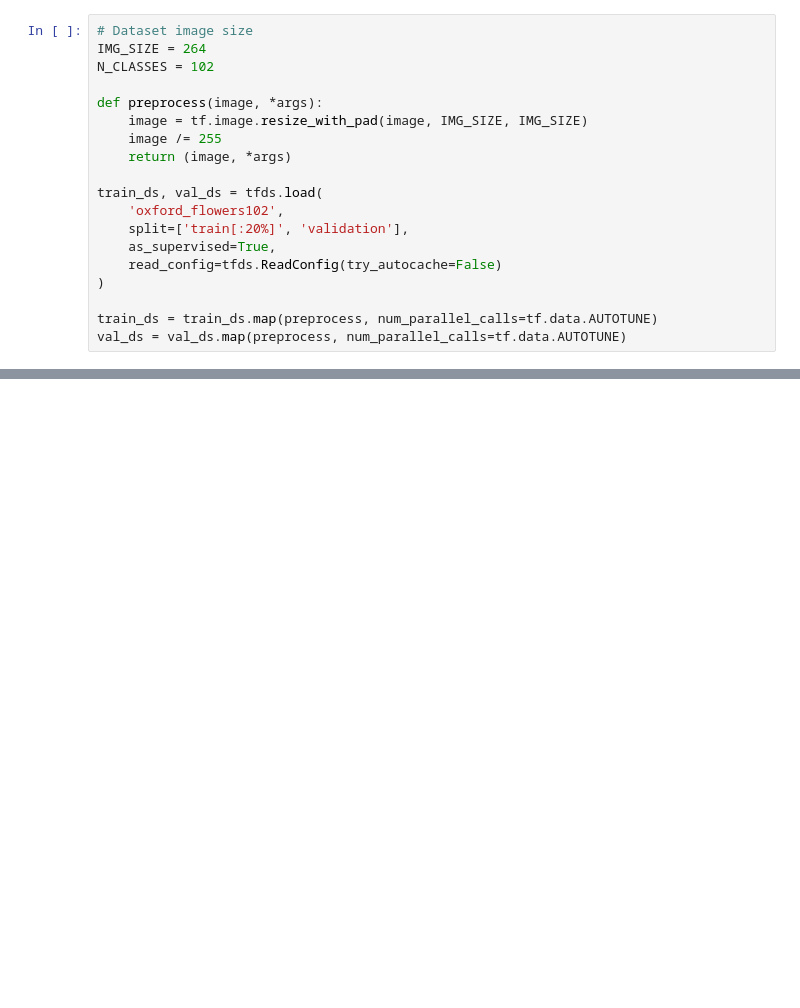
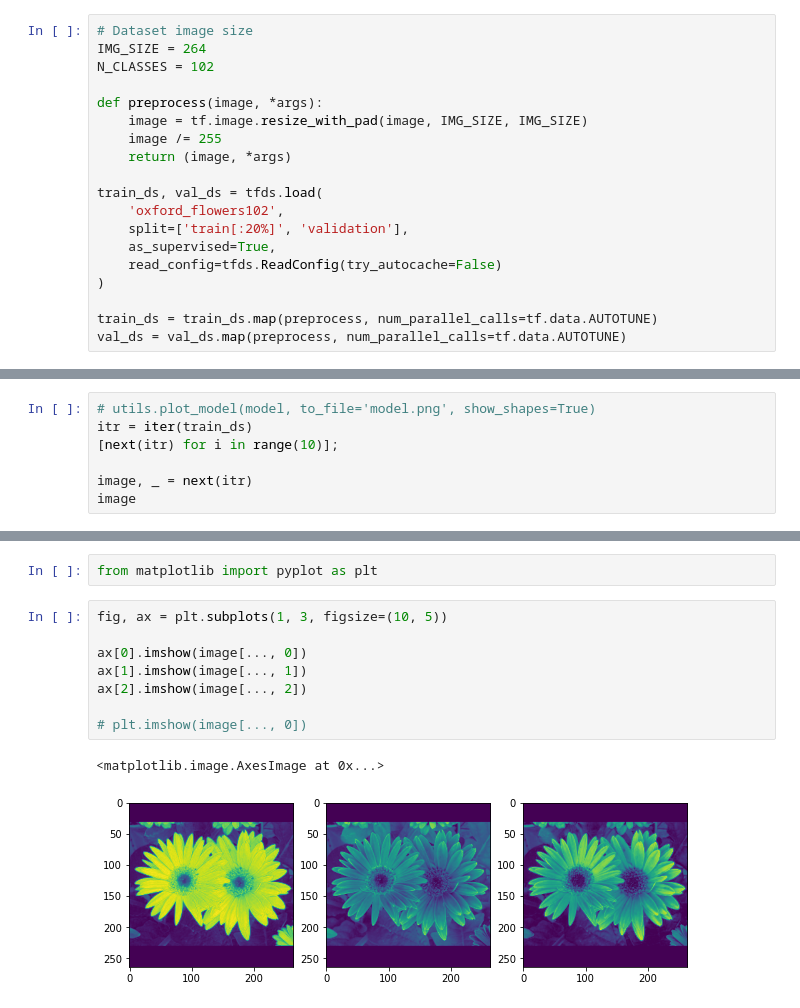
Before and after one commit to NareshPS/doi-ml, a Jupyter notebook: image/Scale Invariant Convolution.ipynb, the cells around one changed output, grey strips where cells are left out. Drawn from its saved outputs; the diff is of its cells as text; blank space fills up the shorter version.

```diff
--- a/image/Scale Invariant Convolution.ipynb
+++ b/image/Scale Invariant Convolution.ipynb
@@ -160 +257,8 @@ Non-trainable params: 3,782
 __________________________________________________________________________________________________
+# %%
+# utils.plot_model(model, to_file='model.png', show_shapes=True)
+itr = iter(train_ds)
+[next(itr) for i in range(10)];
+
+image, _ = next(itr)
+image
@@ -160,0 +283,13 @@ ________________________________________________________________________________
+# %%
+from matplotlib import pyplot as plt
+# %%
+fig, ax = plt.subplots(1, 3, figsize=(10, 5))
+
+ax[0].imshow(image[..., 0])
+ax[1].imshow(image[..., 1])
+ax[2].imshow(image[..., 2])
+
+# plt.imshow(image[..., 0])
+# %% [output]
+<matplotlib.image.AxesImage at 0x...>
+[figure, added]
```
Also changed, not shown: parts of 3 cells of this notebook, 2 other files.
